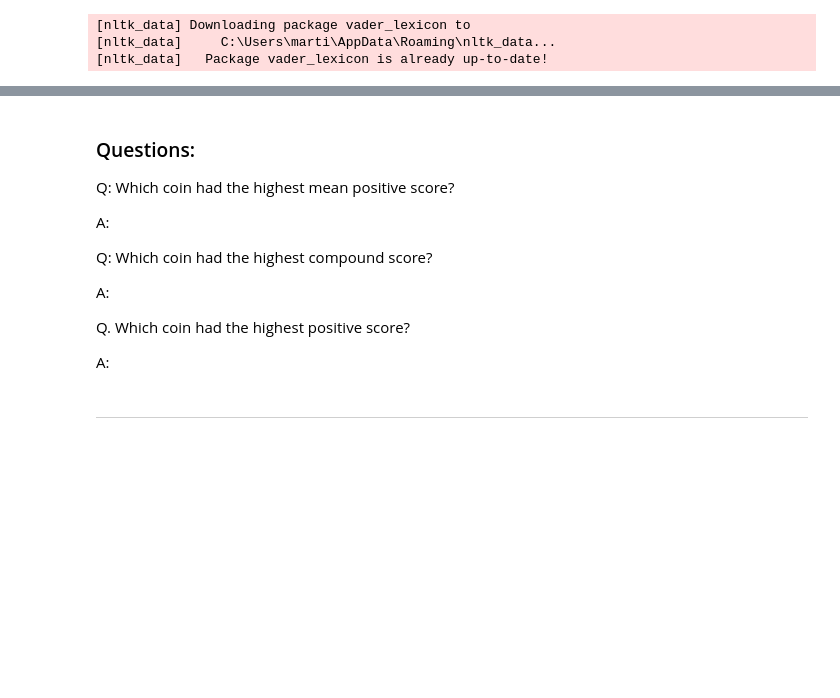
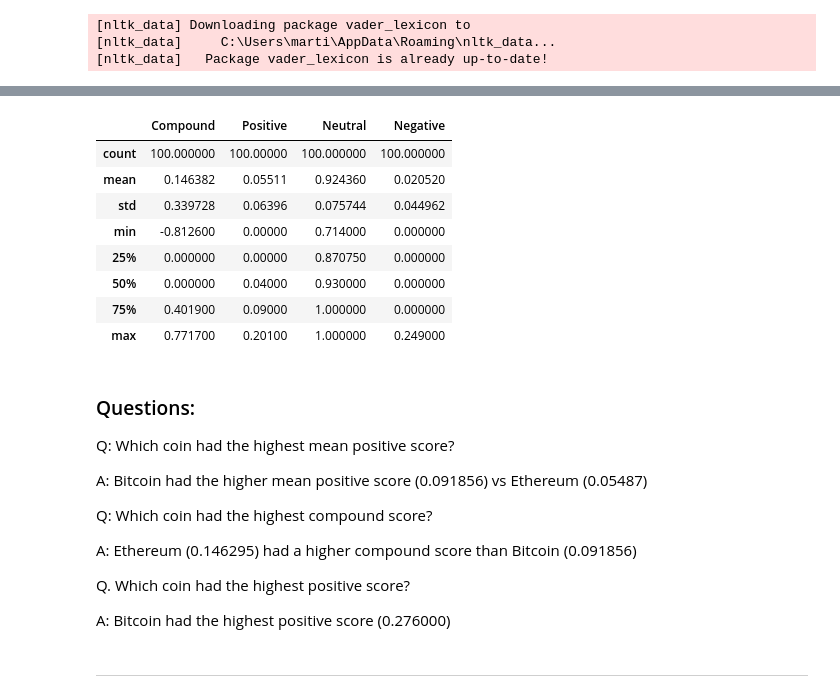
Before and after one commit to martsymarts/Unit-12-Homework, a Jupyter notebook: Unit 12 Homework/Starter_Code/crypto_sentiment.ipynb, the cells around one changed output, grey strips where cells are left out. Cells and saved outputs as stored; diff of their text form; code cells hidden in the pictures; blank space fills up the shorter version.

```diff
--- a/Unit 12 Homework/Starter_Code/crypto_sentiment.ipynb
+++ b/Unit 12 Homework/Starter_Code/crypto_sentiment.ipynb
@@ -51,0 +116,29 @@ eth_news = newsapi.get_everything(q='ethereum AND Ethereum',
+# %%
+# Create the ethereum sentiment scores DataFrame
+
+# Sentiment scores dictionaries
+text_sent = {
+    'text_compound': [],
+    'text_pos': [],
+    'text_neu': [],
+    'text_neg': [],
+}
+
+# Get sentiment for the text and the title
+for index, row in eth_df.iterrows():
+    try:
+        text_sentiment = analyzer.polarity_scores(row['text'])
+        text_sent['text_compound'].append(text_sentiment['compound'])
+        text_sent['text_pos'].append(text_sentiment['pos'])
+        text_sent['text_neu'].append(text_sentiment['neu'])
+        text_sent['text_neg'].append(text_sentiment['neg'])
+    except AttributeError:
+        pass
+
+eth_sentiment_df = pd.DataFrame(text_sent)
+
+eth_df = eth_df.join(eth_sentiment_df)
+
+eth_df.columns = ['Article','Compound','Positive','Neutral','Negative']
+
+eth_df.head()
@@ -55,20 +165,30 @@ eth_news = newsapi.get_everything(q='ethereum AND Ethereum',
 # %%
 # Describe the Ethereum Sentiment
-# YOUR CODE HERE!
+eth_df.describe()
+# %% [output]
+|  | Compound | Positive | Neutral | Negative |
+| count | 100.000000 | 100.00000 | 100.000000 | 100.000000 |
+| mean | 0.146382 | 0.05511 | 0.924360 | 0.020520 |
+| std | 0.339728 | 0.06396 | 0.075744 | 0.044962 |
+| min | -0.812600 | 0.00000 | 0.714000 | 0.000000 |
+| 25% | 0.000000 | 0.00000 | 0.870750 | 0.000000 |
+| 50% | 0.000000 | 0.04000 | 0.930000 | 0.000000 |
+| 75% | 0.401900 | 0.09000 | 1.000000 | 0.000000 |
+| max | 0.771700 | 0.20100 | 1.000000 | 0.249000 |
 # %% [markdown]
 ### Questions:
 
 Q: Which coin had the highest mean positive score?
 
-A:
+A: Bitcoin had the higher mean positive score (0.091856) vs Ethereum (0.05487)
 
 Q: Which coin had the highest compound score?
 
-A:
+A: Ethereum (0.146295) had a higher compound score than Bitcoin (0.091856)
 
 Q. Which coin had the highest positive score?
 
-A:
+A: Bitcoin had the highest positive score (0.276000)
 # %% [markdown]
 ---
 # %% [markdown]
```
Also changed, not shown: parts of 29 cells of this notebook.
